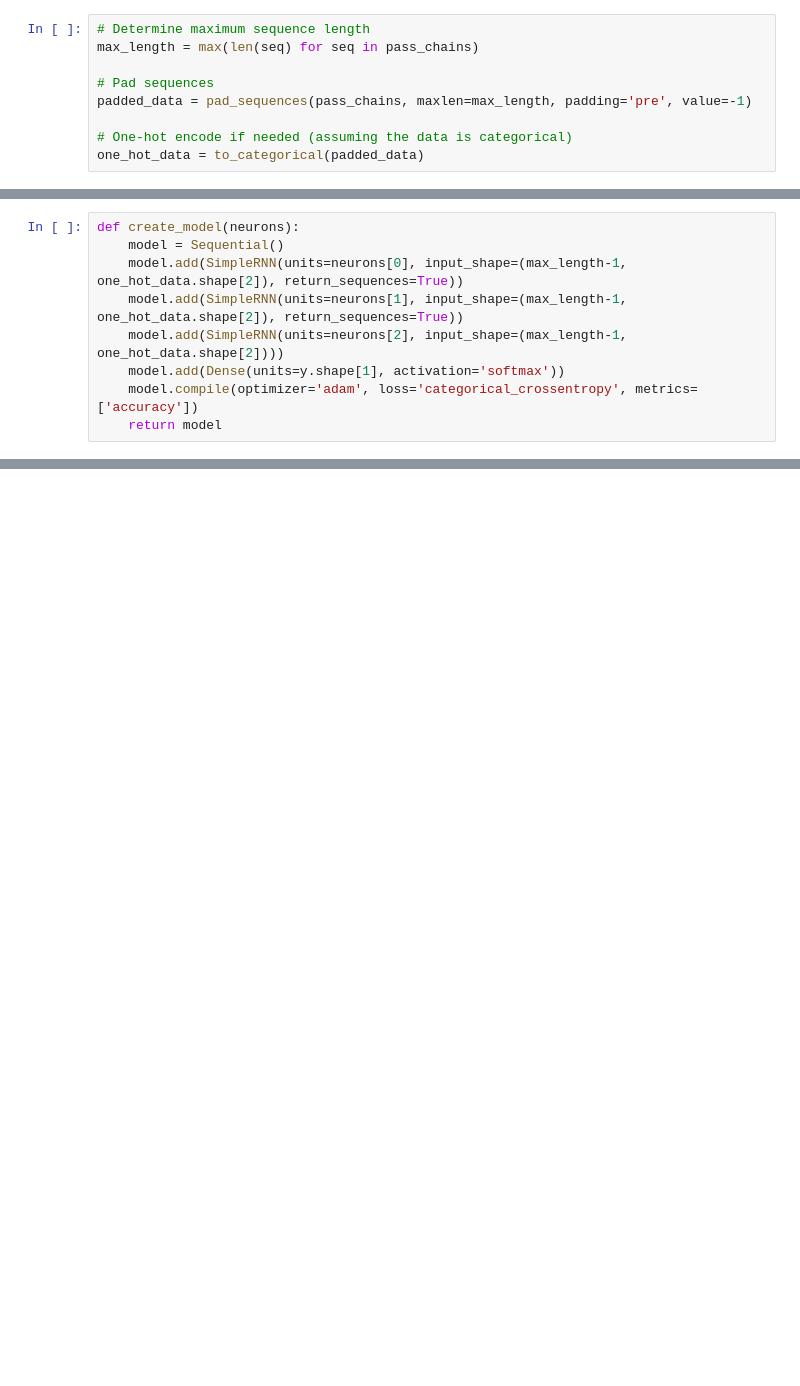
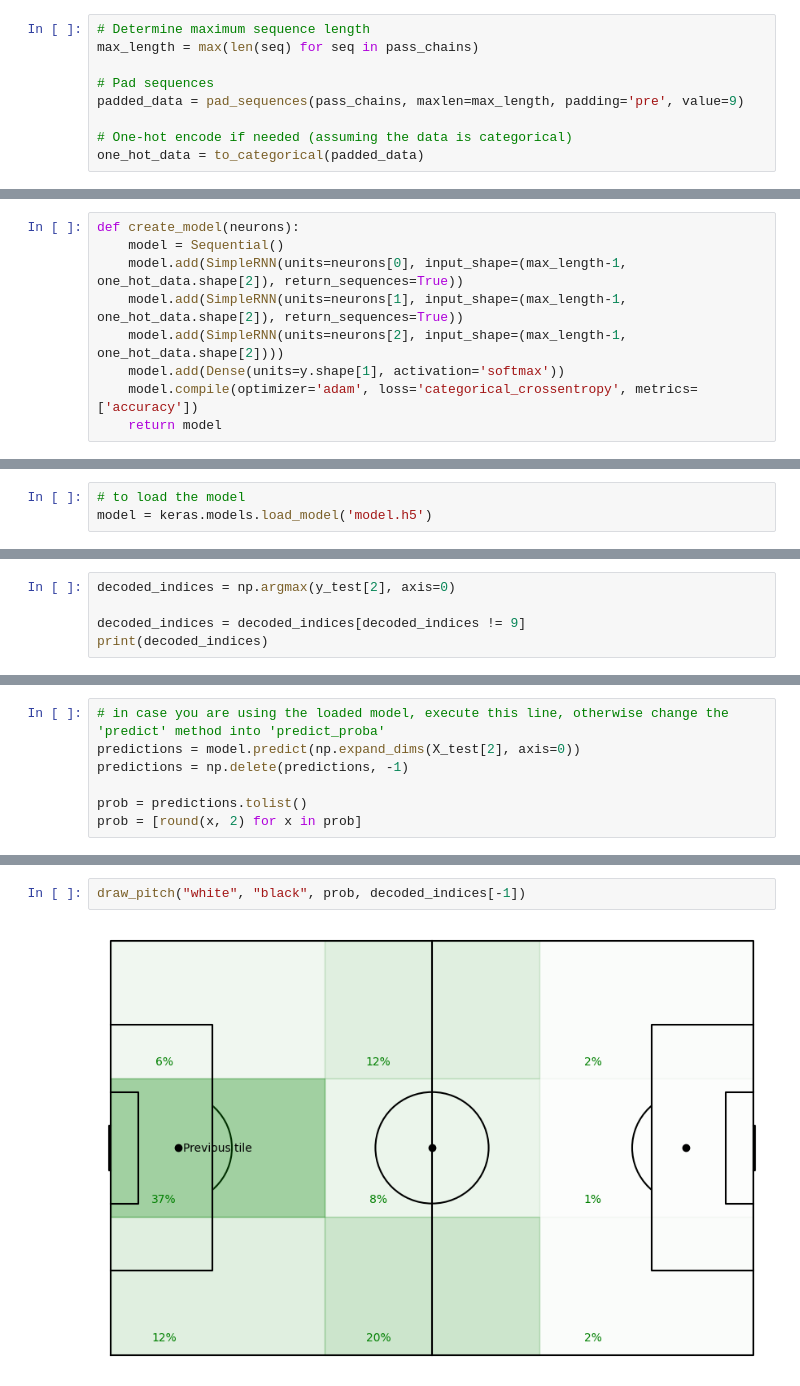
Before and after one commit to PasqualeEsposito/Geospatial_Analytics, a Jupyter notebook: Pass_chains_predictability.ipynb, the cells around one changed output, grey strips where cells are left out. Drawn from its saved outputs; the diff is of its cells as text; blank space fills up the shorter version.

```diff
--- a/Pass_chains_predictability.ipynb
+++ b/Pass_chains_predictability.ipynb
@@ -109,7 +92,7 @@ pass_chains = [chain for chain in pass_chains.values() if len(chain) > 3]
 max_length = max(len(seq) for seq in pass_chains)
 
 # Pad sequences
-padded_data = pad_sequences(pass_chains, maxlen=max_length, padding='pre', value=-1)
+padded_data = pad_sequences(pass_chains, maxlen=max_length, padding='pre', value=9)
 
 # One-hot encode if needed (assuming the data is categorical)
 one_hot_data = to_categorical(padded_data)
@@ -233,0 +195,3 @@ plt.show()
+# %%
+# to load the model
+model = keras.models.load_model('model.h5')
@@ -238,0 +221,5 @@ Accuracy on the test set (in percentage): 46.18
+# %%
+decoded_indices = np.argmax(y_test[2], axis=0)
+
+decoded_indices = decoded_indices[decoded_indices != 9]
+print(decoded_indices)
@@ -238,0 +228,7 @@ Accuracy on the test set (in percentage): 46.18
+# %%
+# in case you are using the loaded model, execute this line, otherwise change the 'predict' method into 'predict_proba'
+predictions = model.predict(np.expand_dims(X_test[2], axis=0))
+predictions = np.delete(predictions, -1)
+
+prob = predictions.tolist()
+prob = [round(x, 2) for x in prob]
@@ -238,0 +237,4 @@ Accuracy on the test set (in percentage): 46.18
+# %%
+draw_pitch("white", "black", prob, decoded_indices[-1])
+# %% [output]
+[figure, added]
```
Also changed, not shown: parts of 39 cells of this notebook, 1 other file.
